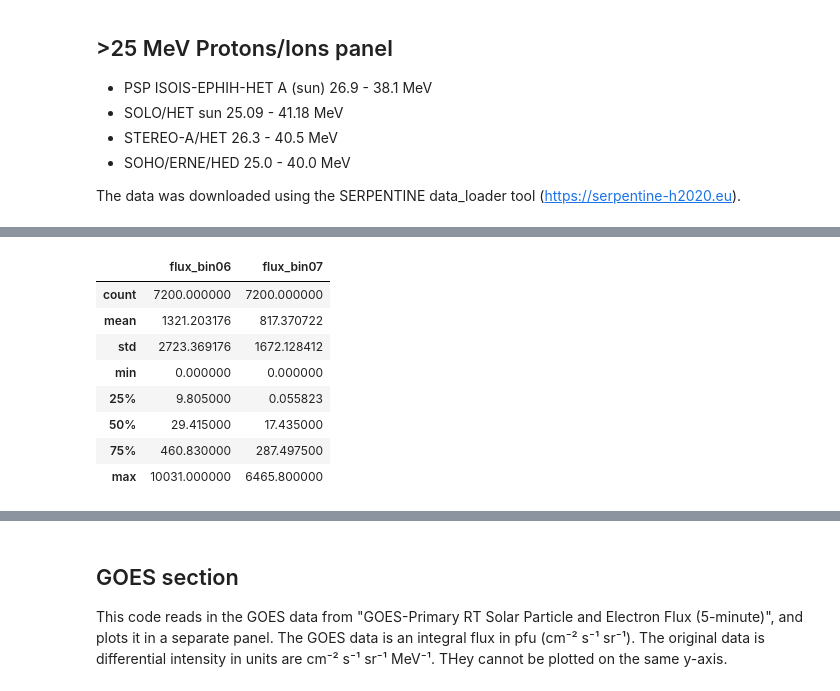
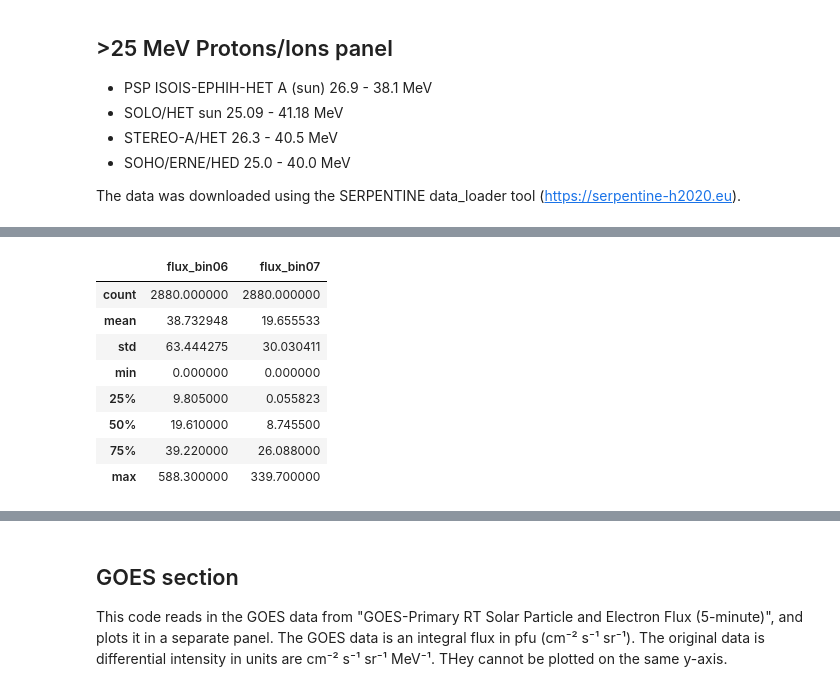
Before and after one commit to namccormick/coseecat_dr1, a Jupyter notebook: Multispacecraft_plot_SERPENTINE_GOES.ipynb, the cells around one changed output, grey strips where cells are left out. Saved outputs shown, nothing was run; the diff lists cells and outputs as text; code cells hidden in the pictures.

```diff
--- a/Multispacecraft_plot_SERPENTINE_GOES.ipynb
+++ b/Multispacecraft_plot_SERPENTINE_GOES.ipynb
@@ -117,15 +120,17 @@ def load_sept(files):
     df = df.replace([-9999.9, -9999], np.nan)
     return df.sort_index()
 
-DIR_STA_SEPT = Path(r"C:\Users\pauls\SEPs\IMAP\data\01042026\100keV_electrons")  # folder with the .dat files
-DOYS_SEPT    = (89, 90, 91, 92, 93)
+DIR_STA_SEPT = DIR_100KEV   # SEPT .dat files live alongside the other 100 keV data
 
 sept_files = day_files(
     DIR_STA_SEPT,
-    "sept_ahead_ele_sun_2026_{d:03d}_1min_l2_v*.dat",
-    days=DOYS_SEPT,
+    "sept_ahead_ele_sun_{d:%Y}_{d:%j}_1min_l2_v*.dat",   # uses DAYS by default
 )
 sept = load_sept(sept_files)
+
+# Trim to the requested window (the daily files cover whole days)
+sept = sept.loc[START:END - pd.Timedelta(seconds=1)]
+
 print(sept.shape)
 print(sept.index[0], "->", sept.index[-1])
 sept[["flux_bin06", "flux_bin07"]].describe()
@@ -135,12 +140,12 @@ sept[["flux_bin06", "flux_bin07"]].describe()
 |  | flux_bin06 | flux_bin07 |
-| count | 7200.000000 | 7200.000000 |
-| mean | 1321.203176 | 817.370722 |
-| std | 2723.369176 | 1672.128412 |
+| count | 2880.000000 | 2880.000000 |
+| mean | 38.732948 | 19.655533 |
+| std | 63.444275 | 30.030411 |
 | min | 0.000000 | 0.000000 |
 | 25% | 9.805000 | 0.055823 |
-| 50% | 29.415000 | 17.435000 |
-| 75% | 460.830000 | 287.497500 |
-| max | 10031.000000 | 6465.800000 |
+| 50% | 19.610000 | 8.745500 |
+| 75% | 39.220000 | 26.088000 |
+| max | 588.300000 | 339.700000 |
 # %%
 # ============================================================
 # Panel 1: ~100 keV electrons
```
Also changed, not shown: parts of 8 cells of this notebook.
